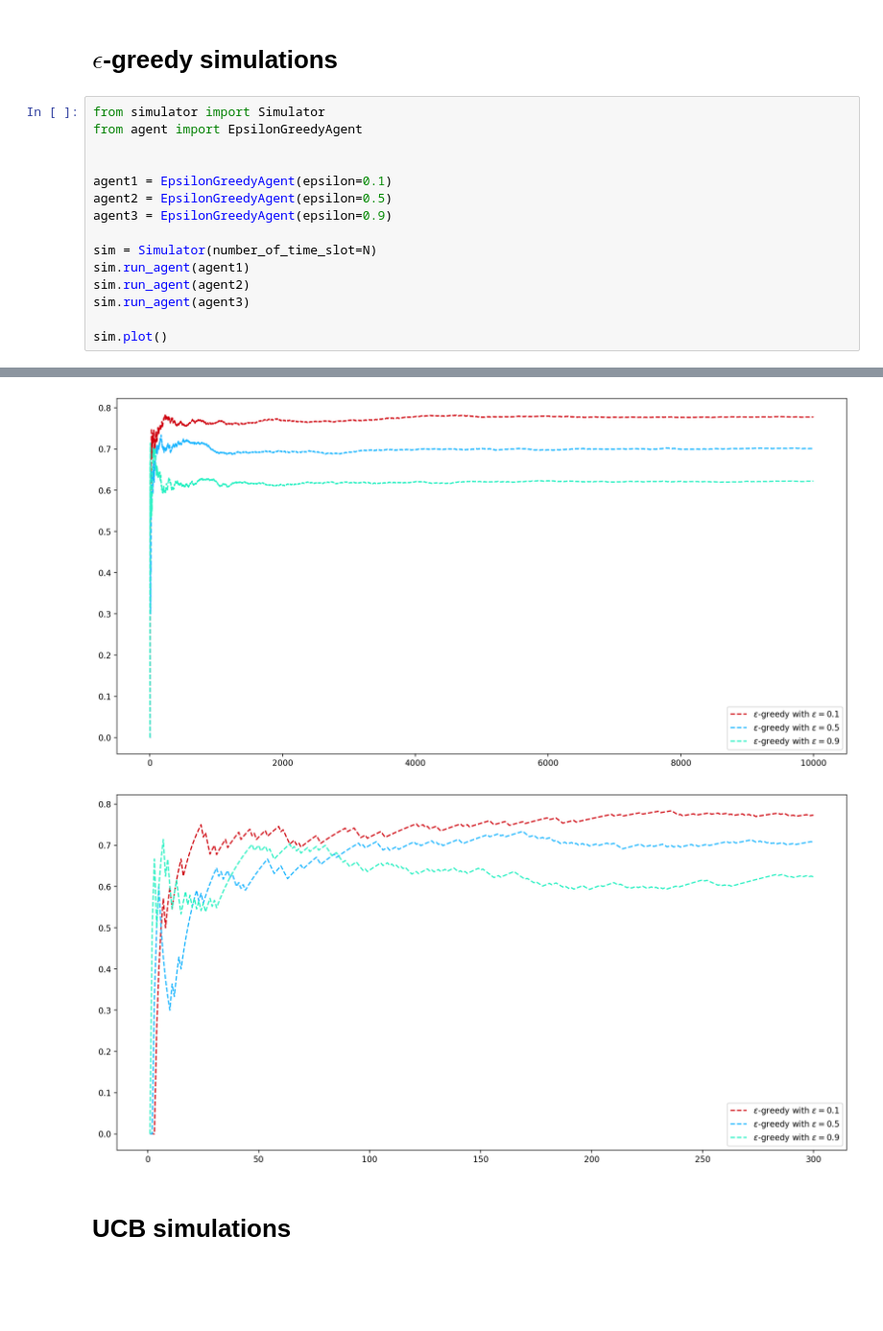
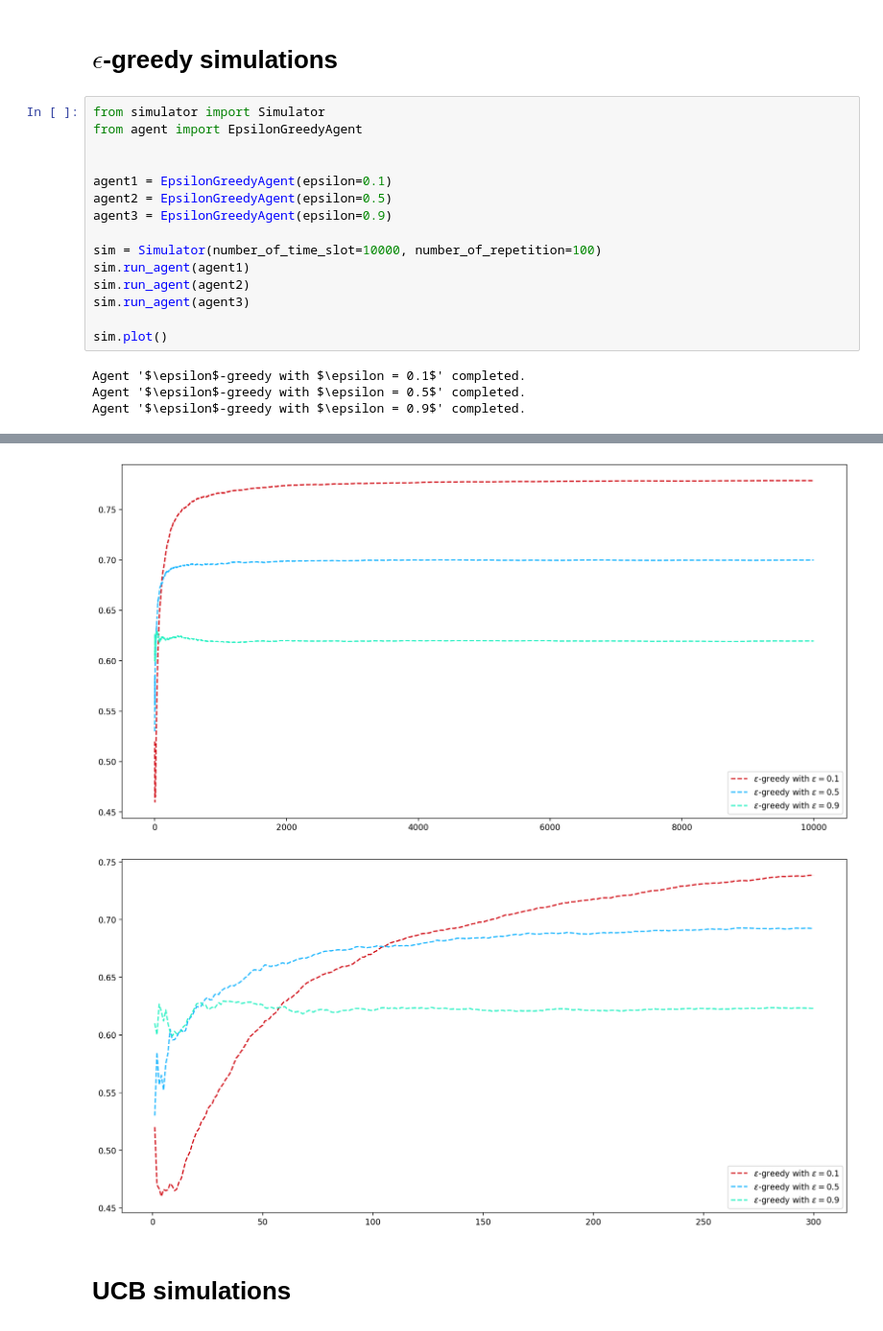
Before and after one commit to WinDerek/awesome-multi-armed-bandit, a Jupyter notebook: bandit_project/three_armed_bandit.ipynb, the cells around one changed output, grey strips where cells are left out. Shown: that part at 96% size. Drawn from its saved outputs; the diff is of its cells as text; blank space fills up the shorter version.

Commit message:
Finishes encapsulating the simulator of mab algorithms.

```diff
--- a/bandit_project/three_armed_bandit.ipynb
+++ b/bandit_project/three_armed_bandit.ipynb
@@ -46,10 +43,13 @@ agent1 = EpsilonGreedyAgent(epsilon=0.1)
 agent2 = EpsilonGreedyAgent(epsilon=0.5)
 agent3 = EpsilonGreedyAgent(epsilon=0.9)
 
-sim = Simulator(number_of_time_slot=N)
+sim = Simulator(number_of_time_slot=10000, number_of_repetition=100)
 sim.run_agent(agent1)
 sim.run_agent(agent2)
 sim.run_agent(agent3)
 
 sim.plot()
 # %% [output]
+Agent '$\epsilon$-greedy with $\epsilon = 0.1$' completed.
+Agent '$\epsilon$-greedy with $\epsilon = 0.5$' completed.
+Agent '$\epsilon$-greedy with $\epsilon = 0.9$' completed.
@@ -57,5 +57,5 @@ sim.plot()
-[figure, old version]
+[figure, new version]
-[figure, old version]
+[figure, new version]
 # %% [markdown]
 # UCB simulations
 # %% [markdown]
```
Also changed, not shown: parts of 3 cells of this notebook, 1 other file.
